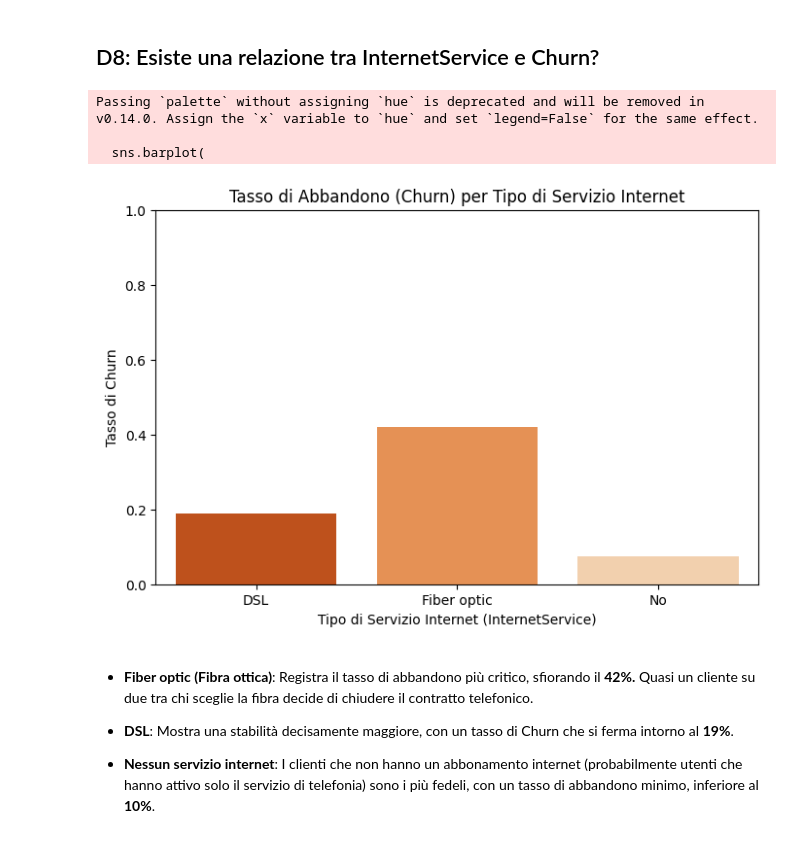
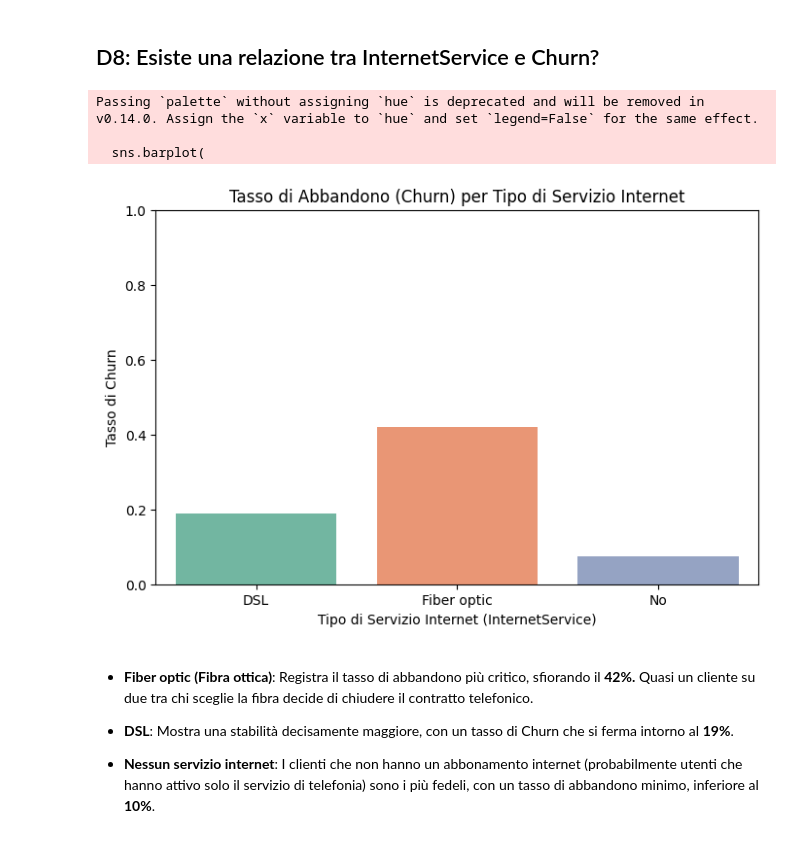
Before and after one commit to aurorap1/Progetto-Data-Science-Gruppo-8-, a Jupyter notebook: Notebook/ProgettoDataScienceGruppo_8.ipynb, the cells around one changed output. Cells and saved outputs as stored; diff of their text form; code cells hidden in the pictures.

```diff
--- a/Notebook/ProgettoDataScienceGruppo_8.ipynb
+++ b/Notebook/ProgettoDataScienceGruppo_8.ipynb
@@ -797,34 +826,34 @@ Passing `palette` without assigning `hue` is deprecated and will be removed in v
 # %%
 plt.figure(figsize=(8, 5))
 
 # Creiamo il barplot: mappiamo Churn (Yes/No) in (1/0) per calcolare la percentuale media
 # Abbiamo deciso di mappare per creare il "tasso di churn":
 # ogni volta che c'è "Yes" lo trasforma in 1 e quando c'è "No" in 0.
 # in questo modo possiamo calcolare la percentuale di churn
 
 sns.barplot(
     data=df,
     x="InternetService",
     y=df["Churn"].map({"Yes": 1, "No": 0}),
-    palette="Oranges_r",
+    palette="Set2",
     errorbar=None
 )
 
 # facciamo in modo che l'asse y vari da 0% a 100%
 
 plt.ylim(0, 1)
 
 # Dettagli per la leggibilità
 plt.title("Tasso di Abbandono (Churn) per Tipo di Servizio Internet")
 plt.xlabel("Tipo di Servizio Internet (InternetService)")
 plt.ylabel("Tasso di Churn")
 
 plt.show()
 # %% [output]
 Passing `palette` without assigning `hue` is deprecated and will be removed in v0.14.0. Assign the `x` variable to `hue` and set `legend=False` for the same effect.
 
   sns.barplot(
-[figure, old version]
+[figure, new version]
 # %% [markdown]
 - **Fiber optic (Fibra ottica)**: Registra il tasso di abbandono più critico, sfiorando il **42%.** Quasi un cliente su due tra chi sceglie la fibra decide di chiudere il contratto telefonico.
 
```
Also changed, not shown: parts of 62 cells of this notebook.
